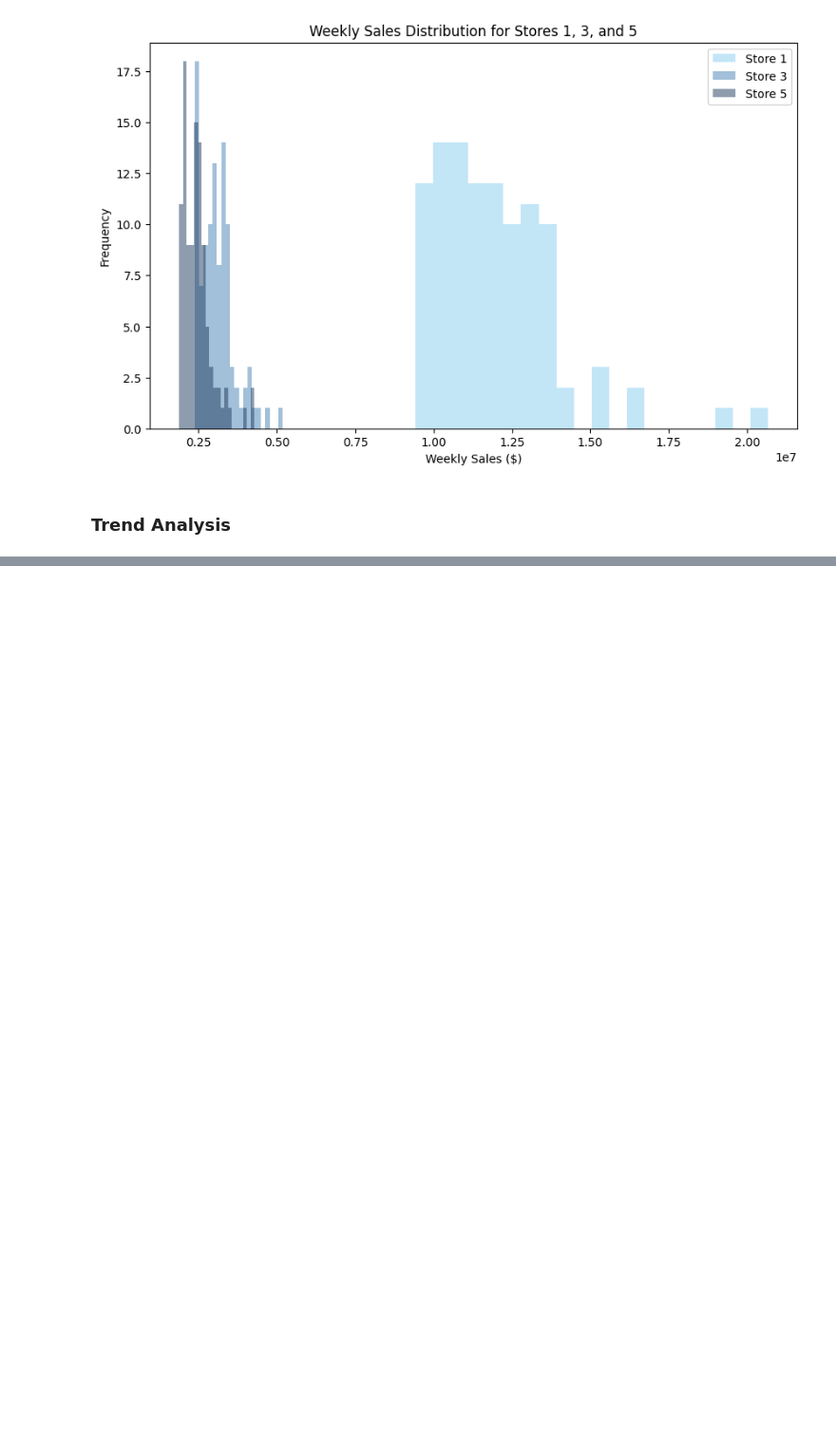
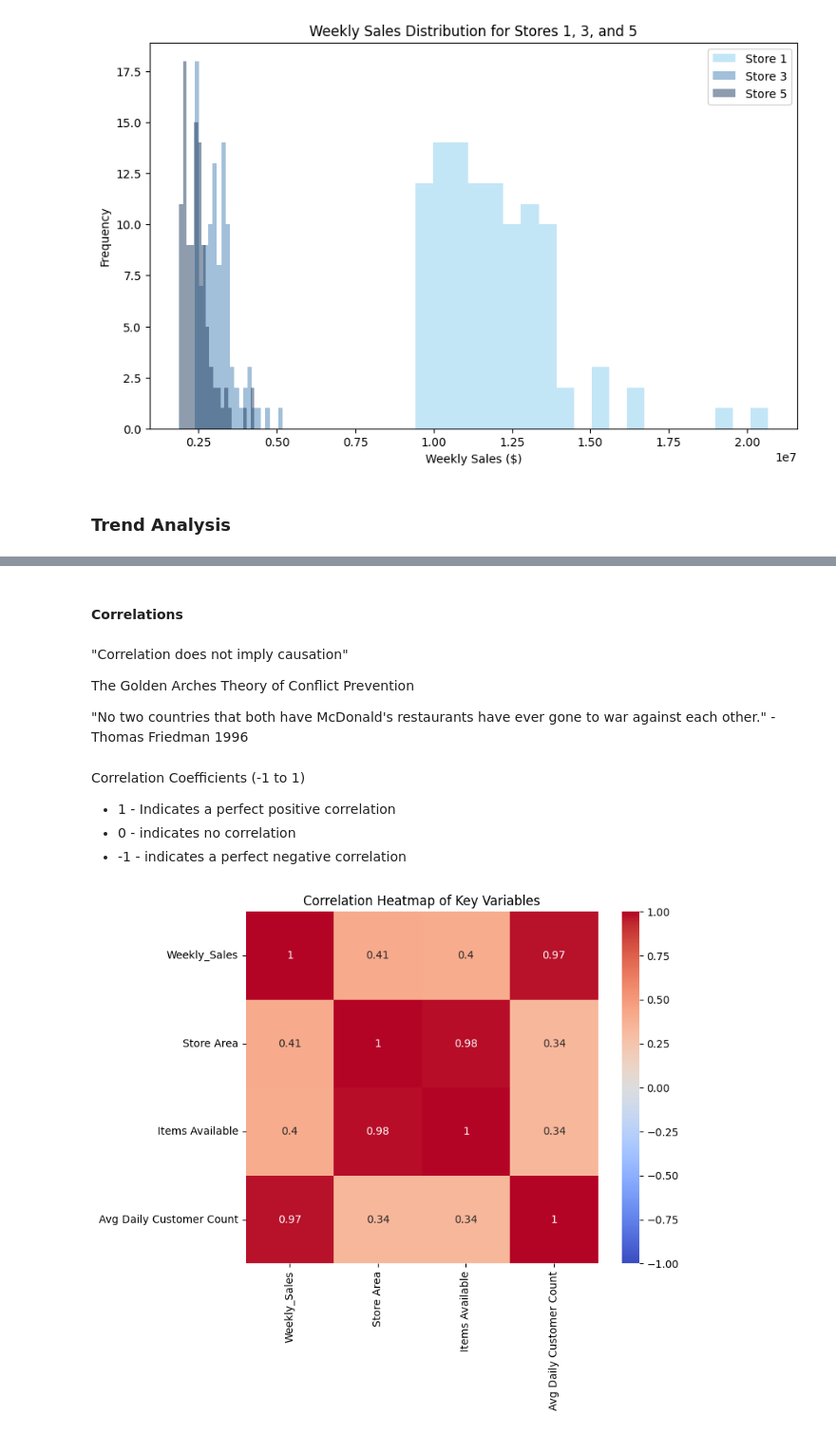
Before and after one commit to saulzmtz/ds, a Jupyter notebook: leaningTower1.ipynb, the cells around one changed output, grey strips where cells are left out. Shown: that part at 95% size. Drawn from its saved outputs; the diff is of its cells as text; code cells hidden in the pictures; blank space fills up the shorter version.

```diff
--- a/leaningTower1.ipynb
+++ b/leaningTower1.ipynb
@@ -368,0 +471,34 @@ WARNING:matplotlib.font_manager:findfont: Font family 'Times New Roman' not foun
+# %% [markdown]
+#### Correlations
+# %% [markdown]
+"Correlation does not imply causation"
+
+The Golden Arches Theory of Conflict Prevention
+
+"No two countries that both have McDonald's restaurants
+have ever gone to war against each other."
+-Thomas Friedman 1996
+# %% [markdown]
+Correlation Coefficients (-1 to 1)
+* 1 - Indicates a perfect positive correlation
+* 0 - indicates no correlation
+* -1  - indicates a perfect negative correlation
+# %%
+import seaborn as sns
+import matplotlib.pyplot as plt
+
+# Select the relevant columns for correlation analysis
+correlation_data = data[['Weekly_Sales', 'Store Area', 'Items Available', 'Avg Daily Customer Count']]
+
+# Calculate the correlation matrix
+correlation_matrix = correlation_data.corr()
+
+# Set up the heatmap plot
+plt.figure(figsize=(8, 6))
+sns.heatmap(correlation_matrix, annot=True, cmap='coolwarm', vmin=-1, vmax=1, square=True)
+
+# Add titles and labels
+plt.title('Correlation Heatmap of Key Variables')
+plt.show()
+# %% [output]
+[figure, added]
```
Also changed, not shown: parts of 19 cells of this notebook.
